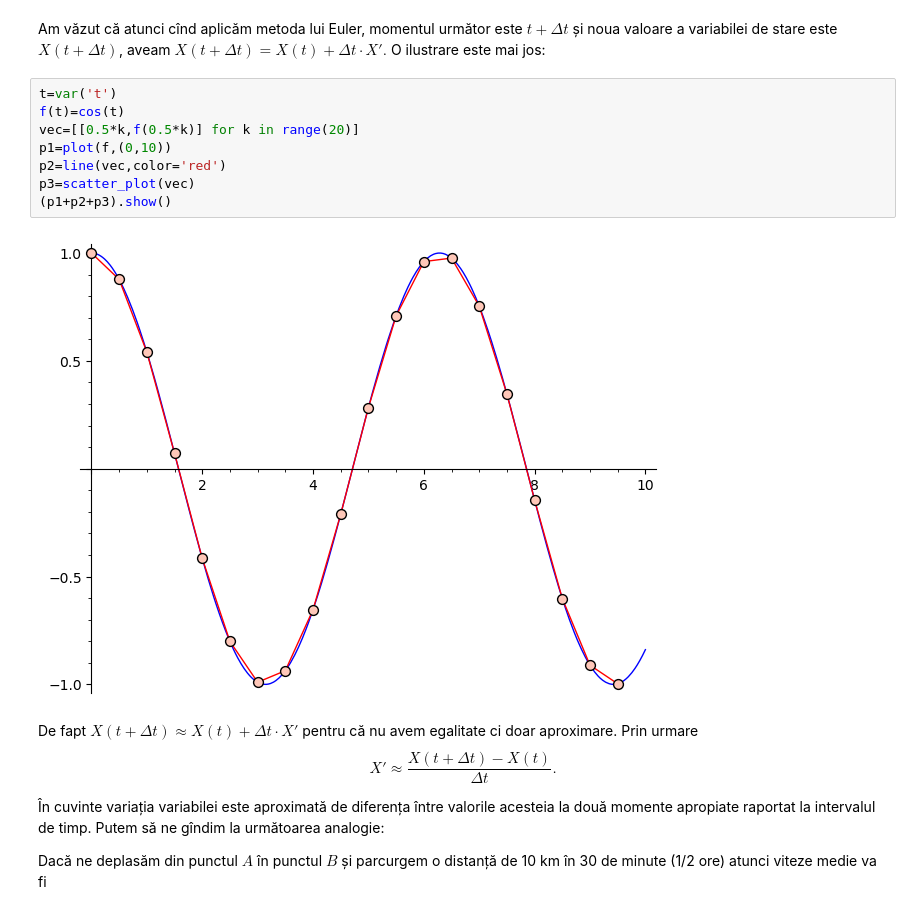
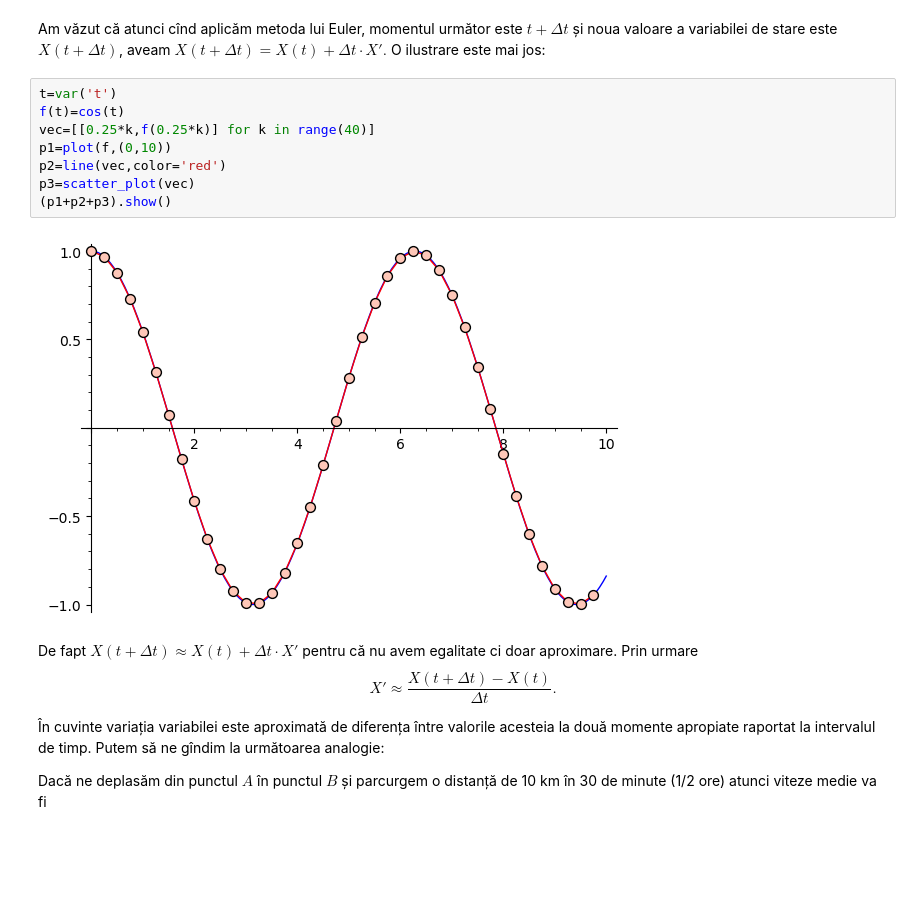
Before and after one commit to adhalanay/curs-ecologie, a Jupyter notebook: Cursul2.ipynb, the cells around one changed output. Drawn from its saved outputs; the diff is of its cells as text; blank space fills up the shorter version.

```diff
--- a/Cursul2.ipynb
+++ b/Cursul2.ipynb
@@ -7,13 +7,13 @@ Am văzut că atunci cînd aplicăm metoda lui Euler, momentul următor este $t+
 # %%
 t=var('t')
 f(t)=cos(t)
-vec=[[0.5*k,f(0.5*k)] for k in range(20)]
+vec=[[0.25*k,f(0.25*k)] for k in range(40)]
 p1=plot(f,(0,10))
 p2=line(vec,color='red')
 p3=scatter_plot(vec)
 (p1+p2+p3).show()
 # %% [output]
-[figure, old version]
+[figure, new version]
 # %% [markdown]
 De fapt $X(t+\Delta t) \approx X(t) + \Delta t\cdot X'$ pentru că nu avem egalitate ci doar aproximare. Prin urmare
 $$X' \approx \frac {X(t+\Delta t)-X(t)}{\Delta t}.$$
```
Also changed, not shown: parts of 7 cells of this notebook, 3 other files.
